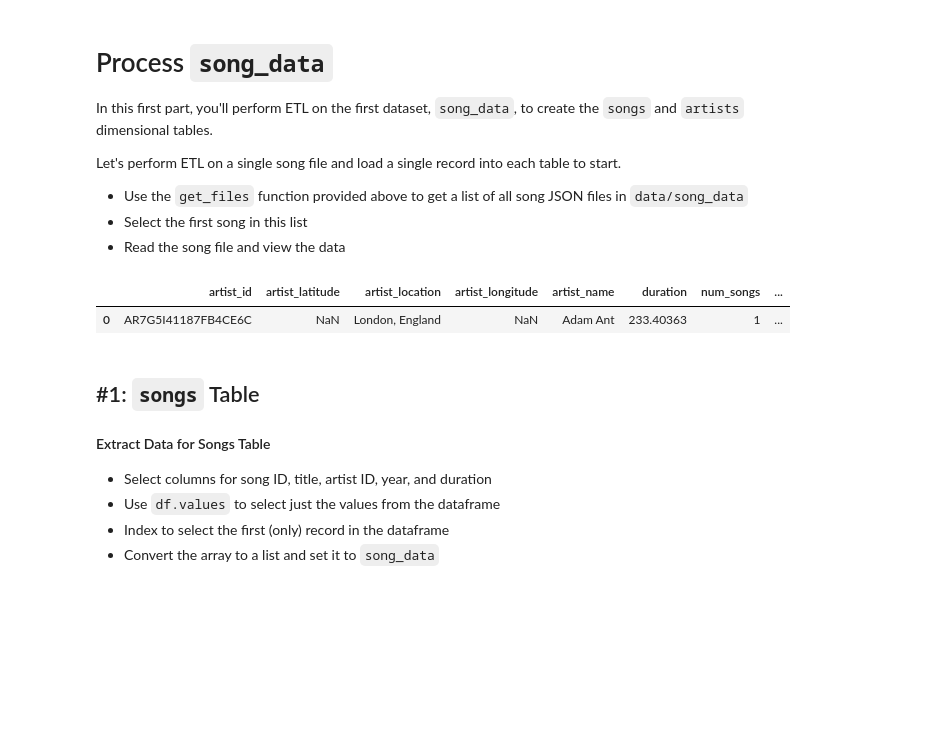
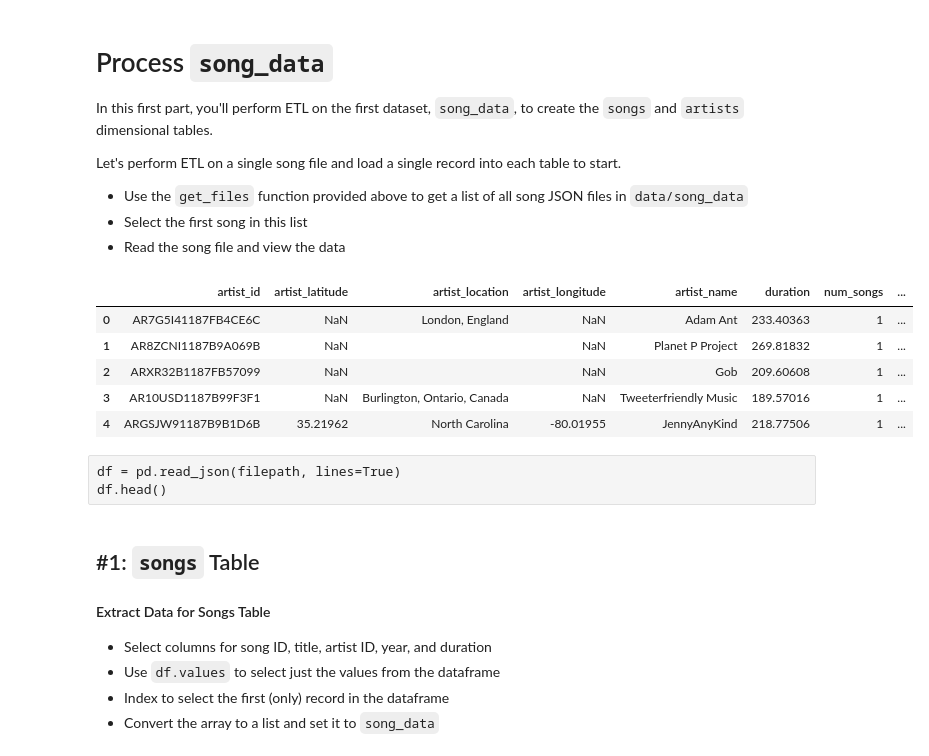
Before and after one commit to risarora/Udacity-Data-Engineering-Nanodegree, a Jupyter notebook: Project 1 Data Modeling with Postgres/etl.ipynb, the cells around one changed output. Drawn from its saved outputs; the diff is of its cells as text; code cells hidden in the pictures; blank space fills up the shorter version.

```diff
--- a/Project 1 Data Modeling with Postgres/etl.ipynb
+++ b/Project 1 Data Modeling with Postgres/etl.ipynb
@@ -35,18 +38,22 @@ song_files = get_files('data/song_data')
 # %%
 filepath = song_files[0]
 # %%
-#iterator = iter(song_files)
-#file_path = next(iterator)
-#df = pd.read_json(filepath, lines=True)
-#for song_file in iterator:
-#    df = df.append(pd.read_json(song_file, lines=True), ignore_index=True)
-#df.head()
+iterator = iter(song_files)
+file_path = next(iterator)
+df = pd.read_json(filepath, lines=True)
+for song_file in iterator:
+    df = df.append(pd.read_json(song_file, lines=True), ignore_index=True)
+df.head()
+# %% [output]
+|  | artist_id | artist_latitude | artist_location | artist_longitude | artist_name | duration | num_songs | ... |
+| 0 | AR7G5I41187FB4CE6C | NaN | London, England | NaN | Adam Ant | 233.40363 | 1 | ... |
+| 1 | AR8ZCNI1187B9A069B | NaN |  | NaN | Planet P Project | 269.81832 | 1 | ... |
+| 2 | ARXR32B1187FB57099 | NaN |  | NaN | Gob | 209.60608 | 1 | ... |
+| 3 | AR10USD1187B99F3F1 | NaN | Burlington, Ontario, Canada | NaN | Tweeterfriendly Music | 189.57016 | 1 | ... |
+| 4 | ARGSJW91187B9B1D6B | 35.21962 | North Carolina | -80.01955 | JennyAnyKind | 218.77506 | 1 | ... |
-# %%
-df = pd.read_json(filepath, lines=True)
-df.head()
-# %% [output]
-|  | artist_id | artist_latitude | artist_location | artist_longitude | artist_name | duration | num_songs | ... |
-| 0 | AR7G5I41187FB4CE6C | NaN | London, England | NaN | Adam Ant | 233.40363 | 1 | ... |
+# %% [raw]
+df = pd.read_json(filepath, lines=True)
+df.head()
 # %% [markdown]
 ## #1: `songs` Table
 #### Extract Data for Songs Table
```
Also changed, not shown: parts of 26 cells of this notebook, 2 other files.
